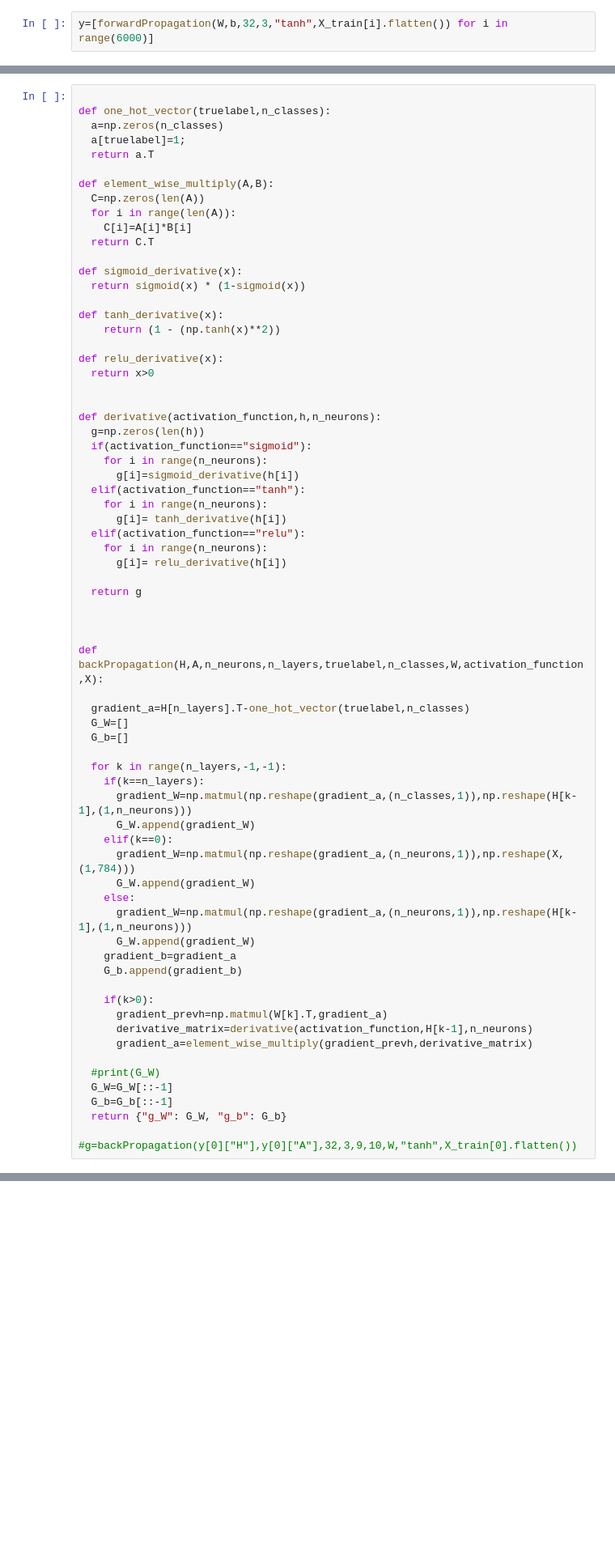
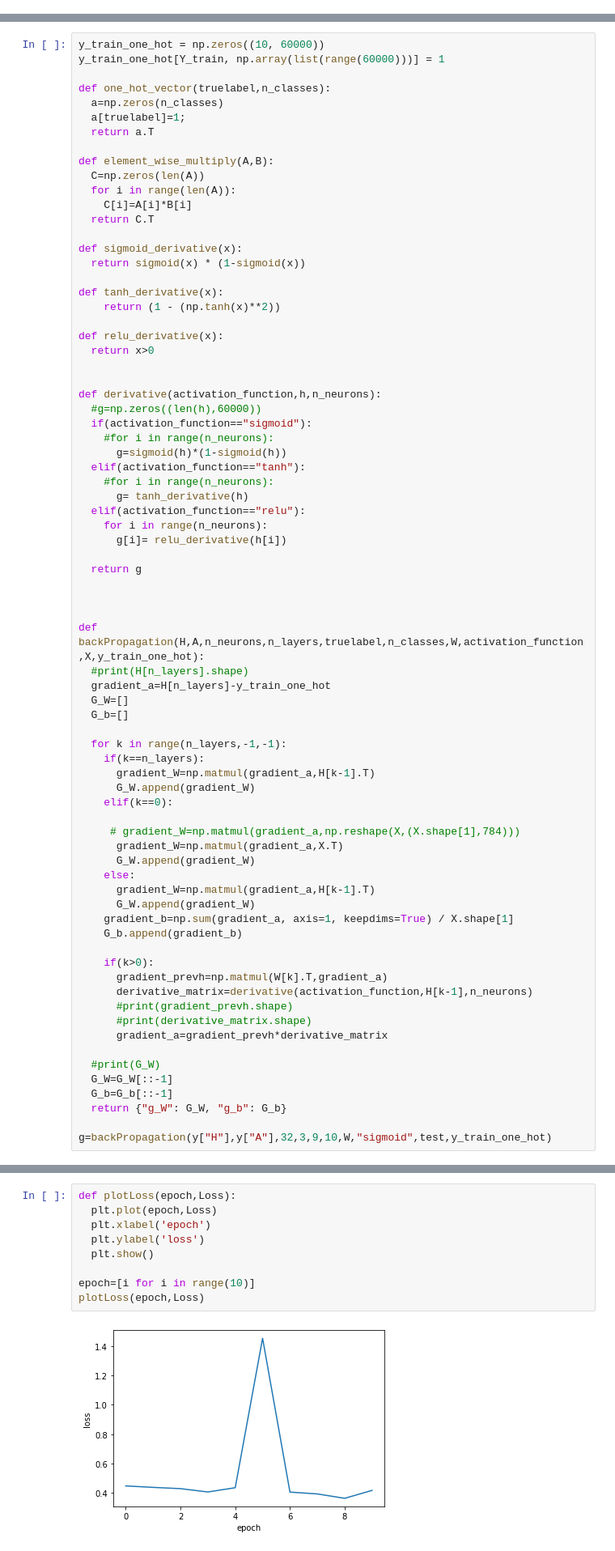
Before and after one commit to ayanasatheesh/cs6910_assignment1, a Jupyter notebook: Untitled18.ipynb, the cells around one changed output, grey strips where cells are left out. Shown at 81% size. Drawn from its saved outputs; the diff is of its cells as text; blank space fills up the shorter version.

```diff
--- a/Untitled18.ipynb
+++ b/Untitled18.ipynb
@@ -221,2 +246,0 @@ def forwardPropagation(W,b,n_neurons,n_layers,activation_function,X):
-# %%
-y=[forwardPropagation(W,b,32,3,"tanh",X_train[i].flatten()) for i in range(6000)]
@@ -223,4 +293,6 @@ y=[forwardPropagation(W,b,32,3,"tanh",X_train[i].flatten()) for i in range(6000)
 # %%
+y_train_one_hot = np.zeros((10, 60000))
+y_train_one_hot[Y_train, np.array(list(range(60000)))] = 1
 
 def one_hot_vector(truelabel,n_classes):
   a=np.zeros(n_classes)
@@ -244,13 +316,13 @@ def relu_derivative(x):
 
 
 def derivative(activation_function,h,n_neurons):
-  g=np.zeros(len(h))
+  #g=np.zeros((len(h),60000))
   if(activation_function=="sigmoid"):
-    for i in range(n_neurons):
-      g[i]=sigmoid_derivative(h[i])
+    #for i in range(n_neurons):
+      g=sigmoid(h)*(1-sigmoid(h))
   elif(activation_function=="tanh"):
-    for i in range(n_neurons):
-      g[i]= tanh_derivative(h[i])
+    #for i in range(n_neurons):
+      g= tanh_derivative(h)
   elif(activation_function=="relu"):
     for i in range(n_neurons):
       g[i]= relu_derivative(h[i])
@@ -259,33 +331,37 @@ def derivative(activation_function,h,n_neurons):
 
 
 
-def backPropagation(H,A,n_neurons,n_layers,truelabel,n_classes,W,activation_function,X):
-
-  gradient_a=H[n_layers].T-one_hot_vector(truelabel,n_classes)
+def backPropagation(H,A,n_neurons,n_layers,truelabel,n_classes,W,activation_function,X,y_train_one_hot):
+  #print(H[n_layers].shape)
+  gradient_a=H[n_layers]-y_train_one_hot
   G_W=[]
   G_b=[]
 
   for k in range(n_layers,-1,-1):
     if(k==n_layers):
-      gradient_W=np.matmul(np.reshape(gradient_a,(n_classes,1)),np.reshape(H[k-1],(1,n_neurons)))
+      gradient_W=np.matmul(gradient_a,H[k-1].T)
       G_W.append(gradient_W)
     elif(k==0):
-      gradient_W=np.matmul(np.reshape(gradient_a,(n_neurons,1)),np.reshape(X,(1,784)))
+
+     # gradient_W=np.matmul(gradient_a,np.reshape(X,(X.shape[1],784)))
+      gradient_W=np.matmul(gradient_a,X.T)
       G_W.append(gradient_W)
     else:
-      gradient_W=np.matmul(np.reshape(gradient_a,(n_neurons,1)),np.reshape(H[k-1],(1,n_neurons)))
+      gradient_W=np.matmul(gradient_a,H[k-1].T)
       G_W.append(gradient_W)
-    gradient_b=gradient_a
+    gradient_b=np.sum(gradient_a, axis=1, keepdims=True) / X.shape[1]
     G_b.append(gradient_b)
 
     if(k>0):
       gradient_prevh=np.matmul(W[k].T,gradient_a)
       derivative_matrix=derivative(activation_function,H[k-1],n_neurons)
-      gradient_a=element_wise_multiply(gradient_prevh,derivative_matrix)
+      #print(gradient_prevh.shape)
+      #print(derivative_matrix.shape)
+      gradient_a=gradient_prevh*derivative_matrix
 
   #print(G_W)
   G_W=G_W[::-1]
   G_b=G_b[::-1]
   return {"g_W": G_W, "g_b": G_b}
 
-#g=backPropagation(y[0]["H"],y[0]["A"],32,3,9,10,W,"tanh",X_train[0].flatten())
+g=backPropagation(y["H"],y["A"],32,3,9,10,W,"sigmoid",test,y_train_one_hot)
@@ -384,3 +434,14 @@ def modelfit_stochastic(epoch,eta,n_layers,activation_fn,n_neurons,initialisatio
+# %%
+def plotLoss(epoch,Loss):
+  plt.plot(epoch,Loss)
+  plt.xlabel('epoch')
+  plt.ylabel('loss')
+  plt.show()
+
+epoch=[i for i in range(10)]
+plotLoss(epoch,Loss)
+# %% [output]
+[figure, added]
 # %%
 np.seterr(divide = 'ignore')
 # %% [output]
```
Also changed, not shown: parts of 27 cells of this notebook.
